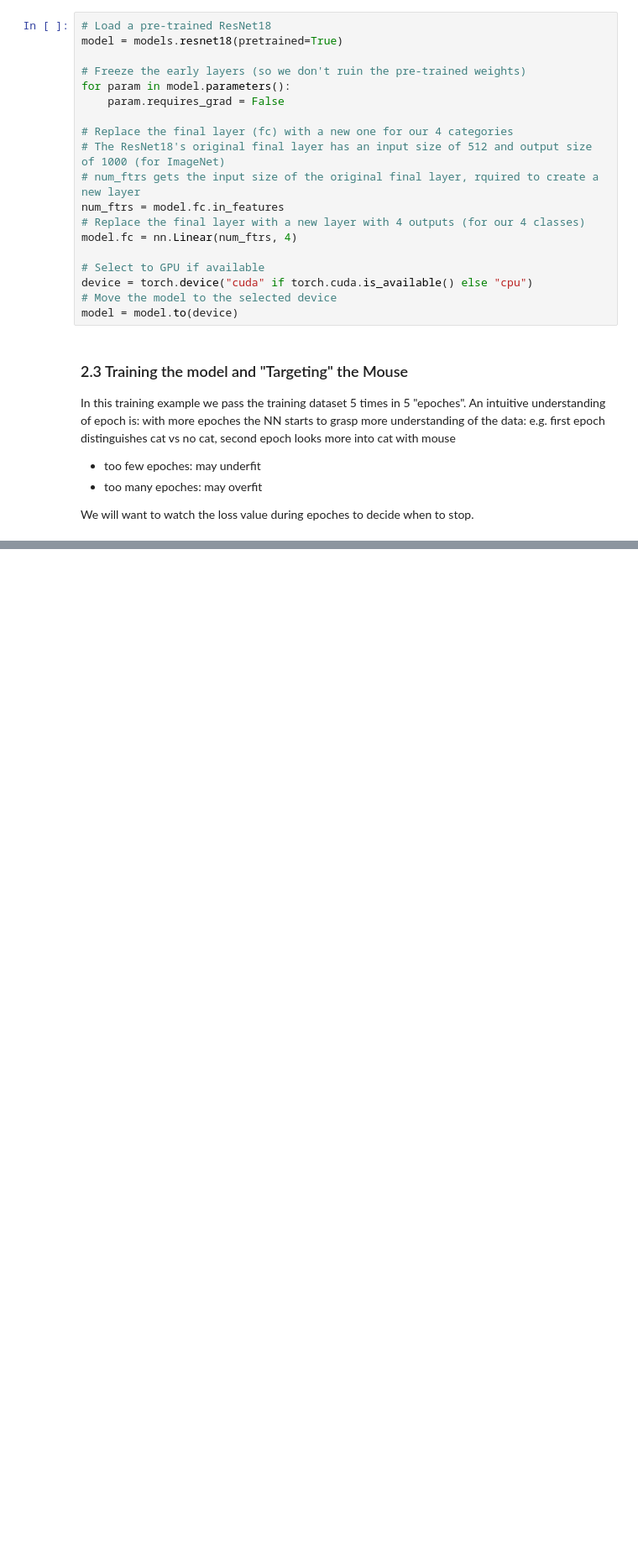
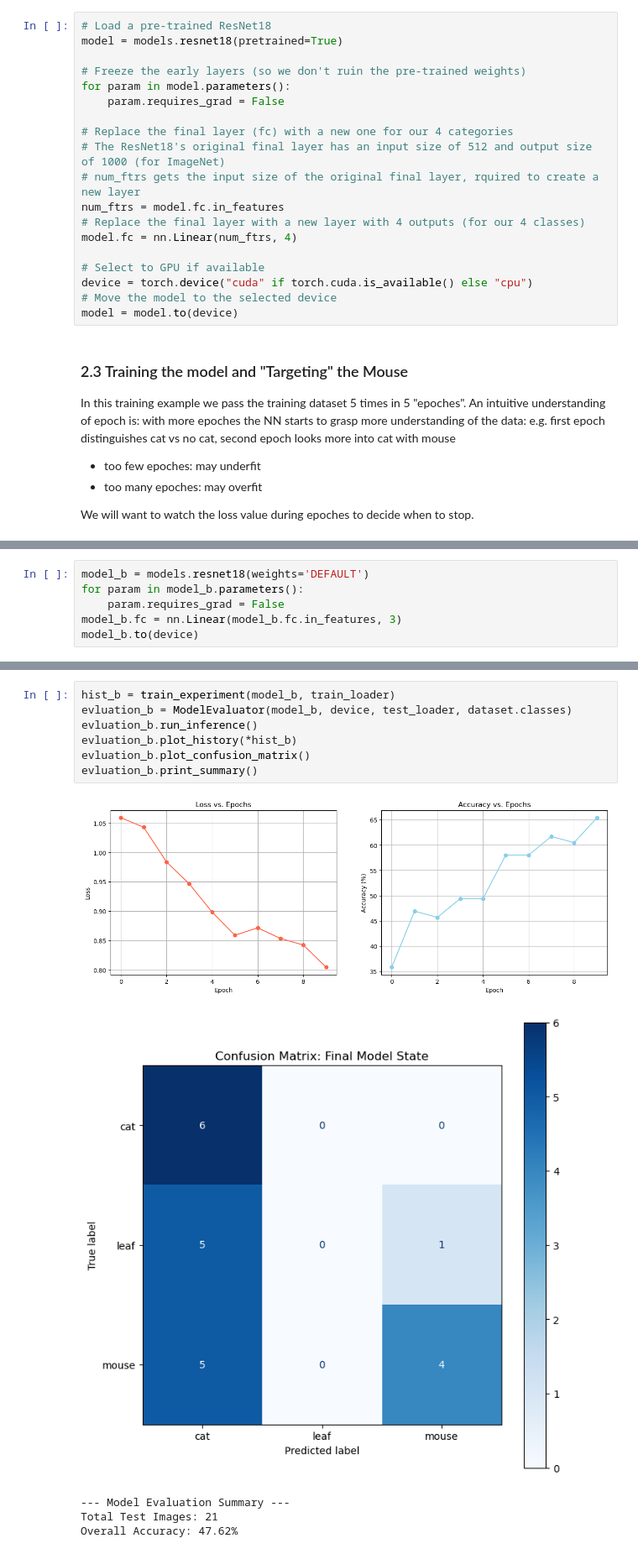
Before and after one commit to tianlinhe/bioinfor-to-ai, a Jupyter notebook: W3/w3_1_nn.ipynb, the cells around one changed output, grey strips where cells are left out. Shown at 84% size. Cells and saved outputs as stored; diff of their text form; blank space fills up the shorter version.

```diff
--- a/W3/w3_1_nn.ipynb
+++ b/W3/w3_1_nn.ipynb
@@ -115,0 +318,6 @@ for epoch in range(5):
+# %%
+model_b = models.resnet18(weights='DEFAULT')
+for param in model_b.parameters():
+    param.requires_grad = False
+model_b.fc = nn.Linear(model_b.fc.in_features, 3)
+model_b.to(device)
@@ -115,0 +398,13 @@ for epoch in range(5):
+# %%
+hist_b = train_experiment(model_b, train_loader)
+evluation_b = ModelEvaluator(model_b, device, test_loader, dataset.classes)
+evluation_b.run_inference()
+evluation_b.plot_history(*hist_b)
+evluation_b.plot_confusion_matrix()
+evluation_b.print_summary()
+# %% [output]
+[figure, added]
+[figure, added]
+--- Model Evaluation Summary ---
+Total Test Images: 21
+Overall Accuracy: 47.62%
```
Also changed, not shown: parts of 22 cells of this notebook.
